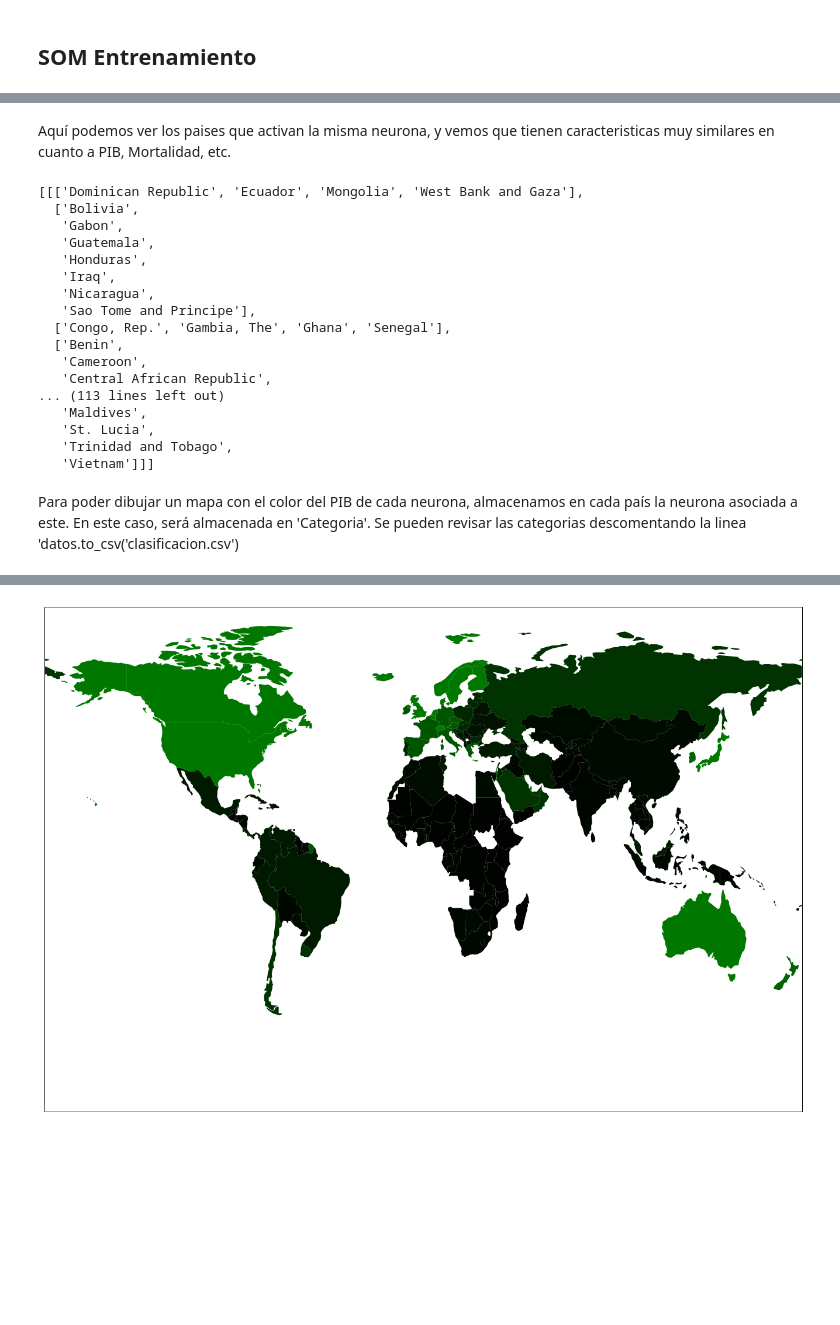
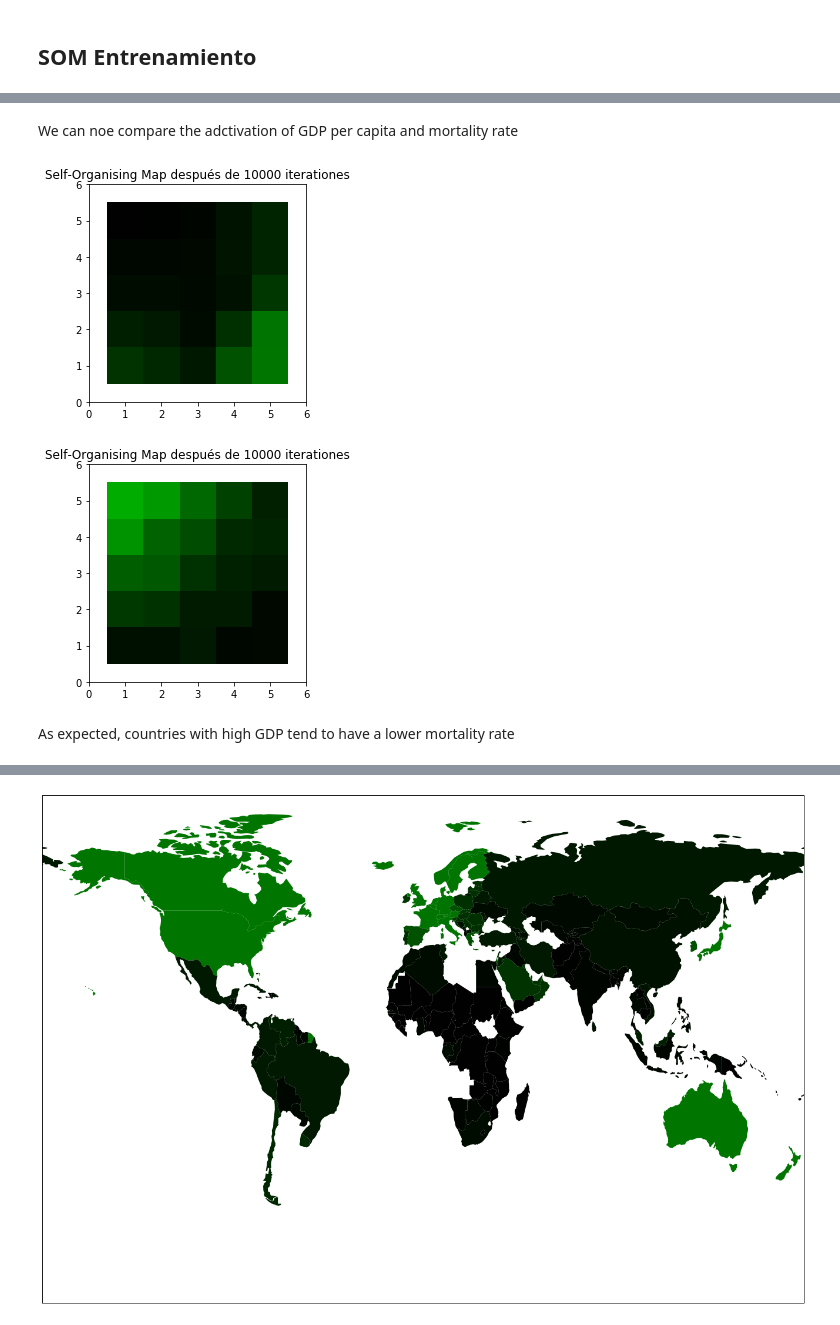
Before and after one commit to aaronhoffmangarcia/AI_Countries, a Jupyter notebook: L1P2-SOM_countries_resultados.ipynb, the cells around one changed output, grey strips where cells are left out. Cells and saved outputs as stored; diff of their text form; code cells hidden in the pictures; blank space fills up the shorter version.

```diff
--- a/L1P2-SOM_countries_resultados.ipynb
+++ b/L1P2-SOM_countries_resultados.ipynb
@@ -115,3 +78,10 @@ def decay(distancia_BMU, vecindario_actual):
+# %%
+def neighbour_variation(current_neigbourhood, i, iter_number):
+    new_neighbourhood = 1 + current_neigbourhood * (1 - (i / iter_number))
+    return new_neighbourhood
+# %%
+def decay(bmu_distance, current_neighbour):
+    return np.exp(-bmu_distance**2 / (2*current_neighbour**2))
 # %% [markdown]
 #### Funciones para dibujar la salida de la red
 # %%
@@ -270,17 +221,3 @@ def evaluar_modelo(matriz_p):
     """)
 # %% [markdown]
 ## SOM Entrenamiento
-# %%
-# Entrena la red con el dataset de entrenamiento
-for i in range(periodo):
-    indice = np.random.choice(datos.shape[0], 1, replace=False)
-    dato = datos[indice][0]
-    vecindario_actual = variacion_vecindario(vecindario, i, periodo)
-    bmu, pos_bmu = calcular_bmu(dato, matriz_pesos, 3)
-    for idx_fila, fila in enumerate(matriz_pesos):
-        for idx_col, peso in enumerate(fila):
-            distancia_bmu = distancia_euclidia([idx_fila, idx_col], pos_bmu, True)
-            if distancia_bmu < vecindario_actual:
-                matriz_pesos[idx_fila, idx_col] = peso + variacion_learning_rate(learning_rate, i, periodo) * decay(distancia_bmu, vecindario_actual) * (dato - peso)
-    if i % 100 == 0:
-        print('Iteracion:',i)
@@ -318,0 +224,11 @@ Volvemos a añadirle la columna de nombres a los datos originales y lo convertim
+# %%
+for i in range(period):
+    index = np.random.choice(data.shape[1], 1, replace=False)
+    pattern = data[index][0]
+    current_neighbour = neighbour_variation(neighbour, i, period)
+    bmu, pos_bmu = get_bmu(pattern, weight_matrix, 3)
+    for idx_row, row in enumerate(weight_matrix):
+        for idx_col, weight in enumerate(row):
+            bmu_distance = euclid_distance([idx_row, idx_col], pos_bmu, True)
+            if bmu_distance < current_neighbour:
+                weight_matrix[idx_row, idx_col] = weight + learning_rate_variation(learning_rate, i, period) * decay(bmu_distance, current_neighbour) * (pattern - weight)
@@ -331,25 +251,12 @@ pintar_mapa(matriz_pesos, periodo, 'MORTALITY_RATE')
-# %% [markdown]
-Aquí podemos ver los paises que activan la misma neurona, y vemos que tienen caracteristicas muy similares en cuanto a PIB, Mortalidad, etc.
-# %%
-mapa = mapa_activaciones(matriz_pesos, datos)
-mapa
-# %% [output]
-[[['Dominican Republic', 'Ecuador', 'Mongolia', 'West Bank and Gaza'],
-  ['Bolivia',
-   'Gabon',
-   'Guatemala',
-   'Honduras',
-   'Iraq',
-   'Nicaragua',
-   'Sao Tome and Principe'],
-  ['Congo, Rep.', 'Gambia, The', 'Ghana', 'Senegal'],
-  ['Benin',
-   'Cameroon',
-   'Central African Republic',
-... (113 lines left out)
-   'Maldives',
-   'St. Lucia',
-   'Trinidad and Tobago',
-   'Vietnam']]]
-# %% [markdown]
-Para poder dibujar un mapa con el color del PIB de cada neurona, almacenamos en cada país la neurona asociada a este. En este caso, será almacenada en 'Categoria'. Se pueden revisar las categorias descomentando la linea 'datos.to_csv('clasificacion.csv')
+# %% [markdown]
+We can noe compare the adctivation of GDP per capita and mortality rate
+# %%
+draw_map(weight_matrix, period, 'GDP_PER_CAPITA')
+# %% [output]
+[figure, added]
+# %%
+draw_map(weight_matrix, period, 'MORTALITY_RATE')
+# %% [output]
+[figure, added]
+# %% [markdown]
+As expected, countries with high GDP tend to have a lower mortality rate
```
Also changed, not shown: parts of 53 cells of this notebook.
